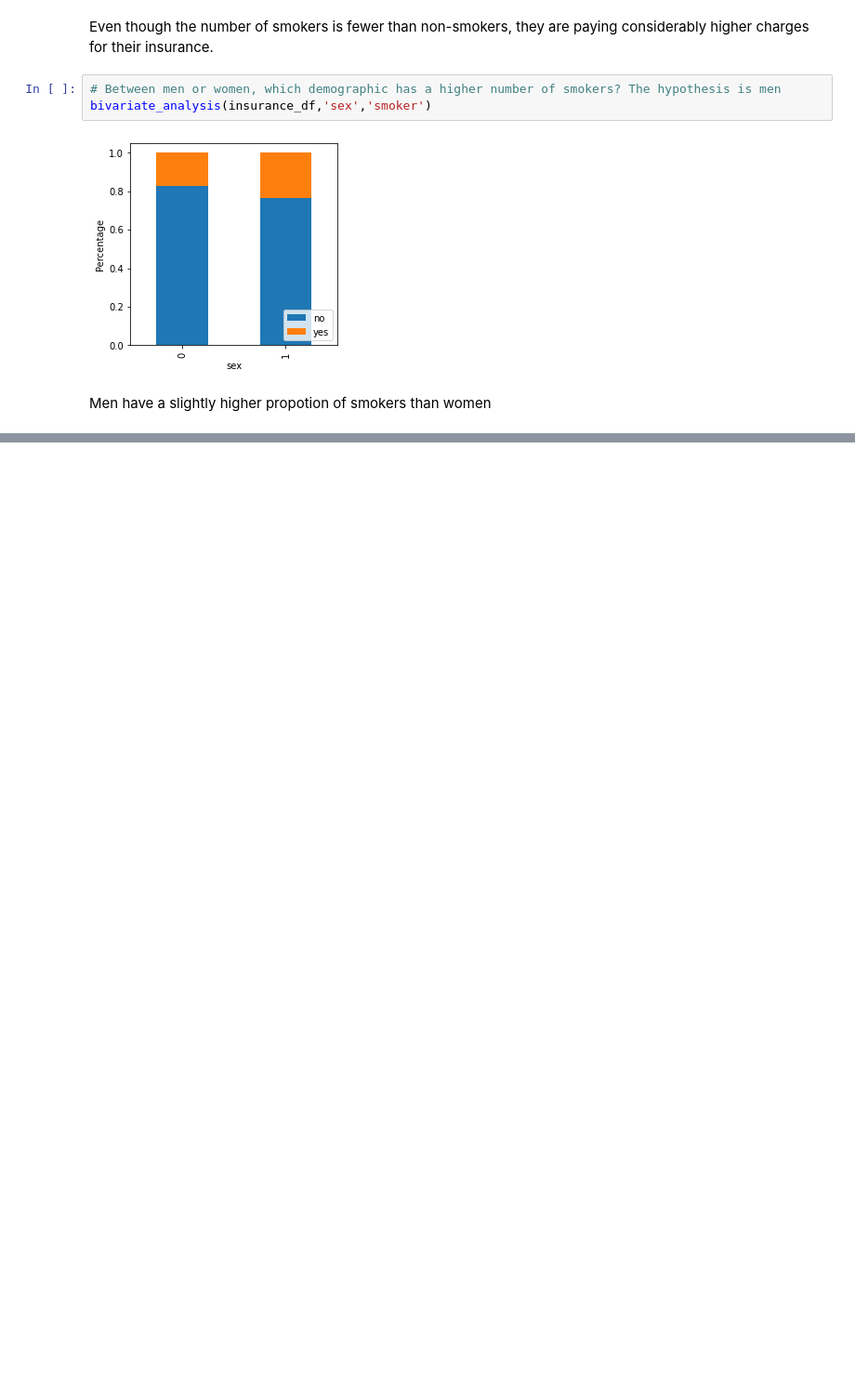
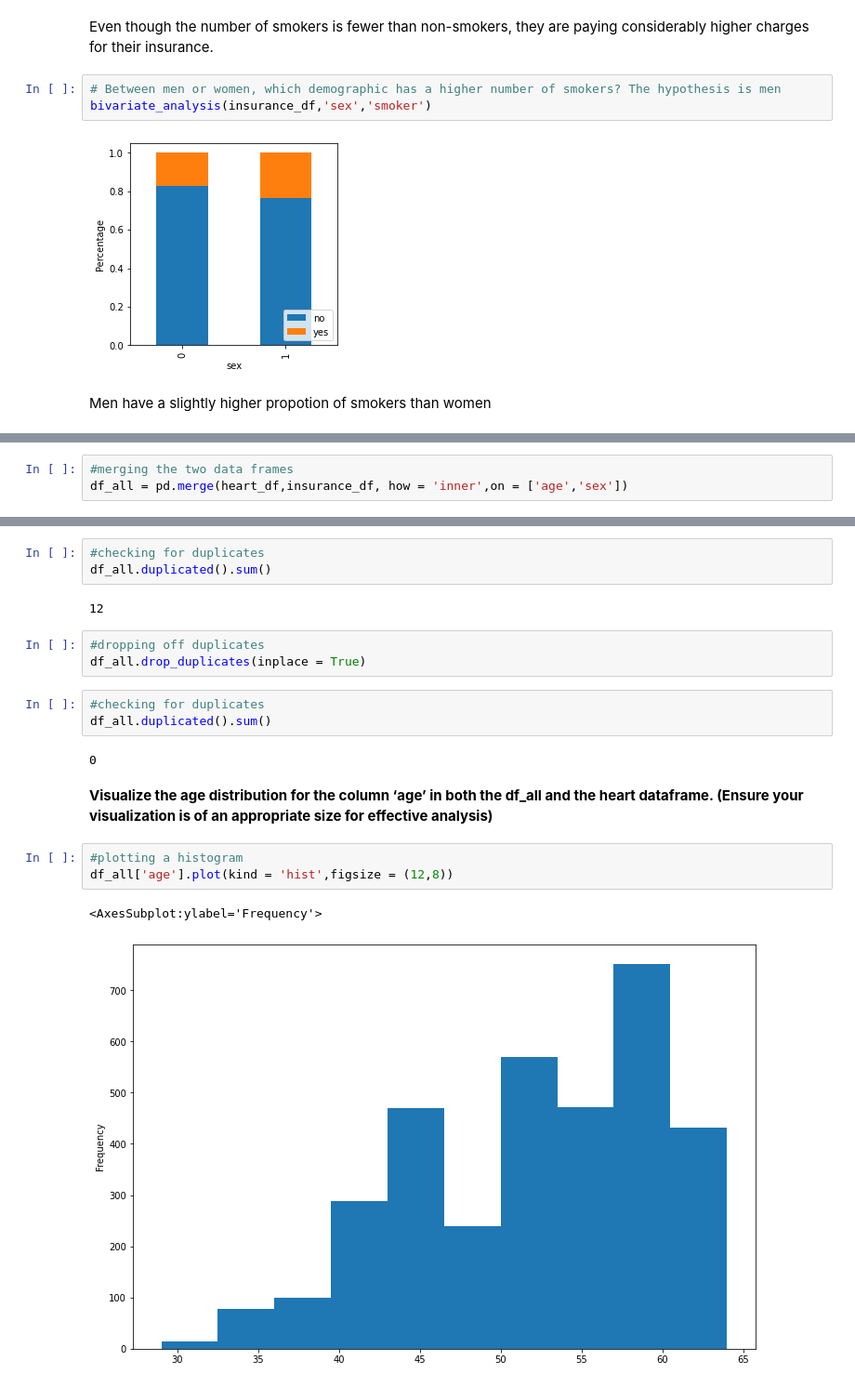
Before and after one commit to DennisChangach/Africa-Data-School-Assignments, a Jupyter notebook: Assigment_7/Assignment_7.ipynb, the cells around one changed output, grey strips where cells are left out. Shown at 93% size. Saved outputs shown, nothing was run; the diff lists cells and outputs as text; blank space fills up the shorter version.

Commit message:
data preparation and feature selection

```diff
--- a/Assigment_7/Assignment_7.ipynb
+++ b/Assigment_7/Assignment_7.ipynb
@@ -141,0 +170,3 @@ Men have a slightly higher propotion of smokers than women
+# %%
+#merging the two data frames
+df_all = pd.merge(heart_df,insurance_df, how = 'inner',on = ['age','sex'])
@@ -141,0 +203,21 @@ Men have a slightly higher propotion of smokers than women
+# %%
+#checking for duplicates
+df_all.duplicated().sum()
+# %% [output]
+12
+# %%
+#dropping off duplicates
+df_all.drop_duplicates(inplace = True)
+# %%
+#checking for duplicates
+df_all.duplicated().sum()
+# %% [output]
+0
+# %% [markdown]
+**Visualize the age distribution for the column ‘age’ in both the df_all and the heart dataframe. (Ensure your visualization is of an appropriate size for effective analysis)**
+# %%
+#plotting a histogram
+df_all['age'].plot(kind = 'hist',figsize = (12,8))
+# %% [output]
+<AxesSubplot:ylabel='Frequency'>
+[figure, added]
```
Also changed, not shown: parts of 31 cells of this notebook.
